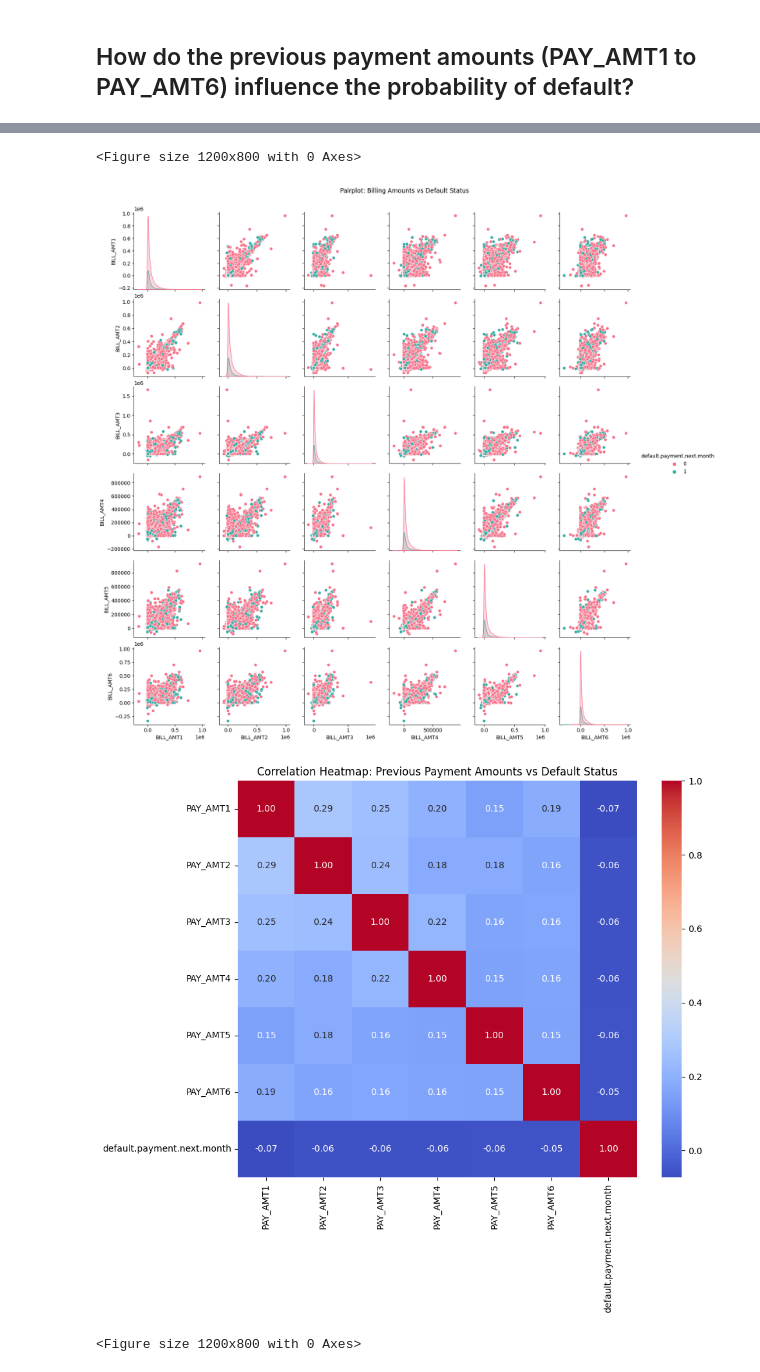
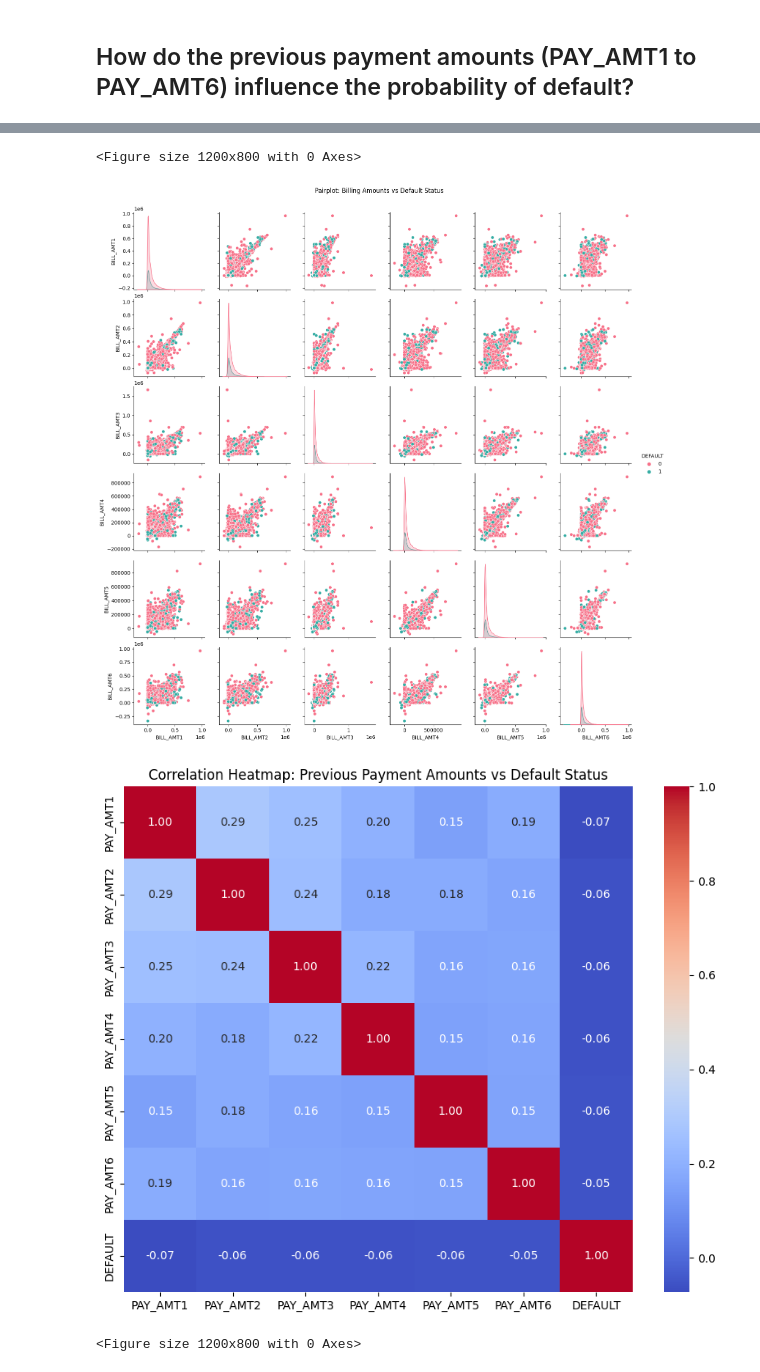
Before and after one commit to emmanuelkipngetich/Predicting-Credit-Default-with-Decision-Trees-XGBoost-and-Streamlit-GUI., a Jupyter notebook: Notebooks/Taiwan.ipynb, the cells around one changed output, grey strips where cells are left out. Saved outputs shown, nothing was run; the diff lists cells and outputs as text; code cells hidden in the pictures.

```diff
--- a/Notebooks/Taiwan.ipynb
+++ b/Notebooks/Taiwan.ipynb
@@ -179,3 +283,7 @@ Index(['ID', 'LIMIT_BAL', 'SEX', 'EDUCATION', 'MARRIAGE', 'AGE', 'PAY_0',
 df['default.payment.next.month'].unique()
 # %% [output]
 array([1, 0], dtype=int64)
+# %%
+#Renaming the target column as Default
+df.rename({'default.payment.next.month' : 'DEFAULT'}, axis='columns', inplace=True)
+df.head()
@@ -181,0 +298,5 @@ array([1, 0], dtype=int64)
+# %%
+#Dropping the ID column as it'll not be used for prediction
+# set axis=0 to remove rows, axis=1 to remove columns
+df.drop('ID', axis=1, inplace=True)
+df.head() # ID column should be gone, number of columns should be 25-1=24
@@ -316,24 +445,24 @@ plt.show()
 # %%
 # Correlation Heatmap for Billing Amounts
 plt.figure(figsize=(10, 8))
-billing_corr = df[['BILL_AMT1', 'BILL_AMT2', 'BILL_AMT3', 'BILL_AMT4', 'BILL_AMT5', 'BILL_AMT6', 'default.payment.next.month']].corr()
+billing_corr = df[['BILL_AMT1', 'BILL_AMT2', 'BILL_AMT3', 'BILL_AMT4', 'BILL_AMT5', 'BILL_AMT6', 'DEFAULT']].corr()
 sns.heatmap(billing_corr, annot=True, cmap='coolwarm', fmt=".2f")
 plt.title('Correlation Heatmap: Billing Amounts vs Default Status')
 
 # Pairplot for Billing Amounts
 plt.figure(figsize=(12, 8))
-sns.pairplot(df, vars=['BILL_AMT1', 'BILL_AMT2', 'BILL_AMT3', 'BILL_AMT4', 'BILL_AMT5', 'BILL_AMT6'], hue='default.payment.next.month', palette='husl')
+sns.pairplot(df, vars=['BILL_AMT1', 'BILL_AMT2', 'BILL_AMT3', 'BILL_AMT4', 'BILL_AMT5', 'BILL_AMT6'], hue='DEFAULT', palette='husl')
 plt.suptitle('Pairplot: Billing Amounts vs Default Status', y=1.02)
 
 # Correlation Heatmap for Previous Payment Amounts
 plt.figure(figsize=(10, 8))
-payment_corr = df[['PAY_AMT1', 'PAY_AMT2', 'PAY_AMT3', 'PAY_AMT4', 'PAY_AMT5', 'PAY_AMT6', 'default.payment.next.month']].corr()
+payment_corr = df[['PAY_AMT1', 'PAY_AMT2', 'PAY_AMT3', 'PAY_AMT4', 'PAY_AMT5', 'PAY_AMT6', 'DEFAULT']].corr()
 sns.heatmap(payment_corr, annot=True, cmap='coolwarm', fmt=".2f")
 plt.title('Correlation Heatmap: Previous Payment Amounts vs Default Status')
 
 # Pairplot for Previous Payment Amounts
 plt.figure(figsize=(12, 8))
-sns.pairplot(df, vars=['PAY_AMT1', 'PAY_AMT2', 'PAY_AMT3', 'PAY_AMT4', 'PAY_AMT5', 'PAY_AMT6'], hue='default.payment.next.month', palette='husl')
+sns.pairplot(df, vars=['PAY_AMT1', 'PAY_AMT2', 'PAY_AMT3', 'PAY_AMT4', 'PAY_AMT5', 'PAY_AMT6'], hue='DEFAULT', palette='husl')
 plt.suptitle('Pairplot: Previous Payment Amounts vs Default Status', y=1.02)
 
 plt.show()
@@ -342,4 +471,4 @@ plt.show()
 <Figure size 1200x800 with 0 Axes>
-[figure, old version]
+[figure, new version]
-[figure, old version]
+[figure, new version]
 <Figure size 1200x800 with 0 Axes>
```
Also changed, not shown: parts of 57 cells of this notebook.
